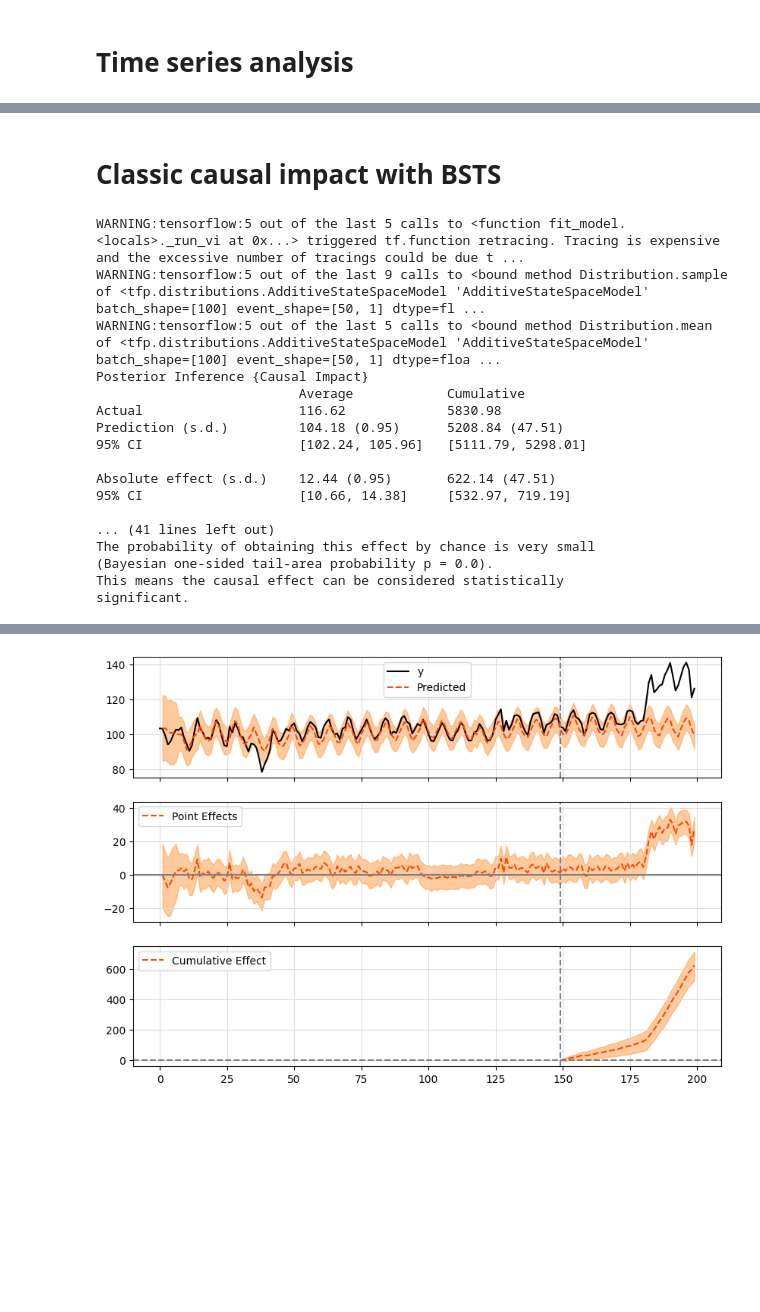
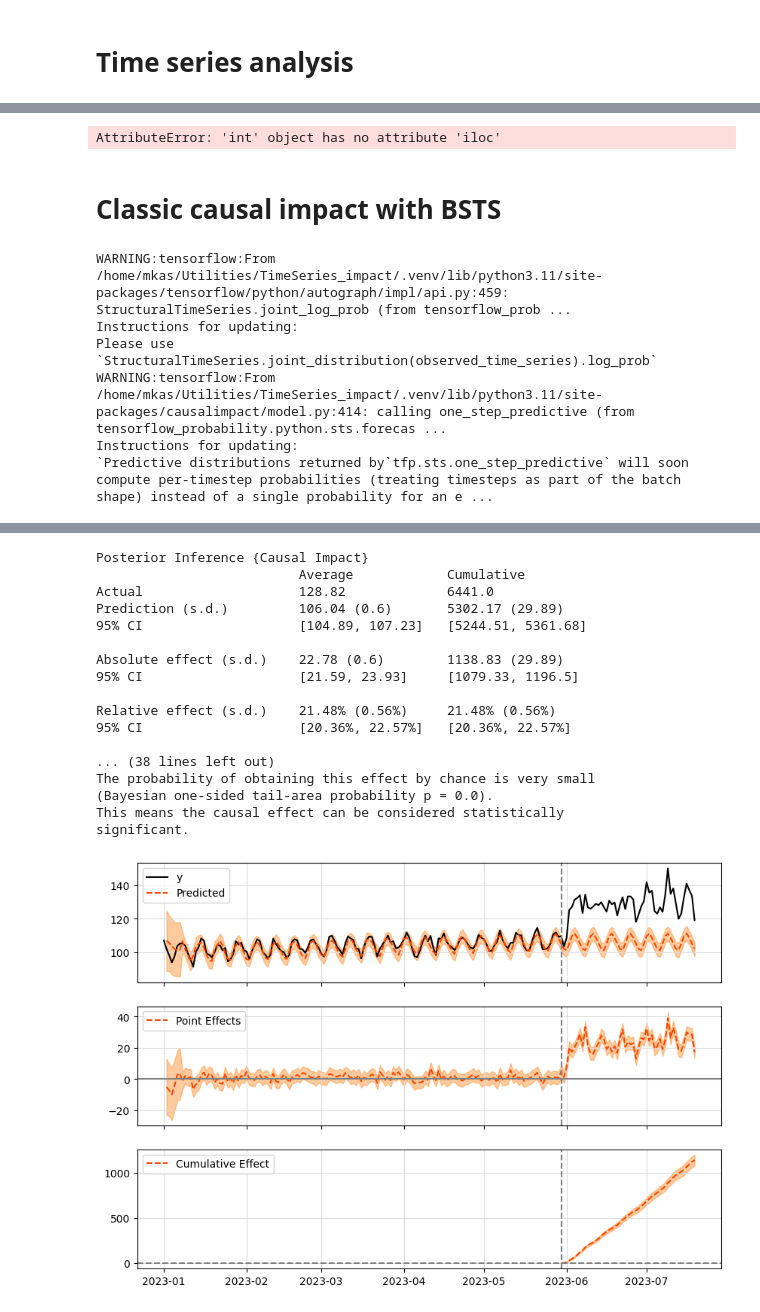
Before and after one commit to MilaimKas/Time_series_impact, a Jupyter notebook: example_usage.ipynb, the cells around one changed output, grey strips where cells are left out. Drawn from its saved outputs; the diff is of its cells as text; code cells hidden in the pictures; blank space fills up the shorter version.

```diff
--- a/example_usage.ipynb
+++ b/example_usage.ipynb
@@ -144,35 +127,36 @@ Starting simulation
+# %%
+bats.fit()
+# %% [output]
+AttributeError: 'int' object has no attribute 'iloc'
 # %% [markdown]
 # Classic causal impact with BSTS
 # %%
+from TimeSeries_impact import utilities
+from causalimpact import CausalImpact
+import pandas as pd
+
 # perform classic causalimpact with tfcausalimpact
+
+data = synthetic_ts.make_time_series(200)
 
 # add effect
 relup = 0.2
-uplift = relup*np.mean(data["target"])
-data["target"] = utilities.add_effect(data["target"], uplift, 50)
+uplift = relup*np.mean(data["data"]["target"])
+target_with_effect = utilities.add_effect(data["data"]["target"], uplift, 50)
 
-pre_period = [0, 149]
-post_period = [150, 199]
+data["data"]["target"] = target_with_effect
 
-ci = impact.CausalImpact(data, pre_period, post_period, model_args={"nseasons":7})
+pre_period = [data["data"].index[0], data["data"].index[149]]
+post_period = [data["data"].index[150], data["data"].index[199]]
+
+ci = CausalImpact(data["data"], pre_period, post_period, model_args={"nseasons":7})
 print(ci.summary())
 print(ci.summary(output='report'))
 ci.plot()
 # %% [output]
-WARNING:tensorflow:5 out of the last 5 calls to <function fit_model.<locals>._run_vi at 0x...> triggered tf.function retracing. Tracing is expensive and the excessive number of tracings could be due t ...
-WARNING:tensorflow:5 out of the last 9 calls to <bound method Distribution.sample of <tfp.distributions.AdditiveStateSpaceModel 'AdditiveStateSpaceModel' batch_shape=[100] event_shape=[50, 1] dtype=fl ...
-WARNING:tensorflow:5 out of the last 5 calls to <bound method Distribution.mean of <tfp.distributions.AdditiveStateSpaceModel 'AdditiveStateSpaceModel' batch_shape=[100] event_shape=[50, 1] dtype=floa ...
-Posterior Inference {Causal Impact}
-                          Average            Cumulative
-Actual                    116.62             5830.98
-Prediction (s.d.)         104.18 (0.95)      5208.84 (47.51)
-95% CI                    [102.24, 105.96]   [5111.79, 5298.01]
-
-Absolute effect (s.d.)    12.44 (0.95)       622.14 (47.51)
-95% CI                    [10.66, 14.38]     [532.97, 719.19]
-
-... (41 lines left out)
-The probability of obtaining this effect by chance is very small
-(Bayesian one-sided tail-area probability p = 0.0).
-This means the causal effect can be considered statistically
-significant.
+WARNING:tensorflow:From /home/mkas/Utilities/TimeSeries_impact/.venv/lib/python3.11/site-packages/tensorflow/python/autograph/impl/api.py:459: StructuralTimeSeries.joint_log_prob (from tensorflow_prob ...
+Instructions for updating:
+Please use `StructuralTimeSeries.joint_distribution(observed_time_series).log_prob`
+WARNING:tensorflow:From /home/mkas/Utilities/TimeSeries_impact/.venv/lib/python3.11/site-packages/causalimpact/model.py:414: calling one_step_predictive (from tensorflow_probability.python.sts.forecas ...
+Instructions for updating:
+`Predictive distributions returned by`tfp.sts.one_step_predictive` will soon compute per-timestep probabilities (treating timesteps as part of the batch shape) instead of a single probability for an e ...
@@ -179 +164,18 @@ significant.
+Posterior Inference {Causal Impact}
+                          Average            Cumulative
+Actual                    128.82             6441.0
+Prediction (s.d.)         106.04 (0.6)       5302.17 (29.89)
+95% CI                    [104.89, 107.23]   [5244.51, 5361.68]
+
+Absolute effect (s.d.)    22.78 (0.6)        1138.83 (29.89)
+95% CI                    [21.59, 23.93]     [1079.33, 1196.5]
+
+Relative effect (s.d.)    21.48% (0.56%)     21.48% (0.56%)
+95% CI                    [20.36%, 22.57%]   [20.36%, 22.57%]
+
+... (38 lines left out)
+The probability of obtaining this effect by chance is very small
+(Bayesian one-sided tail-area probability p = 0.0).
+This means the causal effect can be considered statistically
+significant.
-[figure, old version]
+[figure, new version]
```
Also changed, not shown: parts of 36 cells of this notebook, 22 other files.
